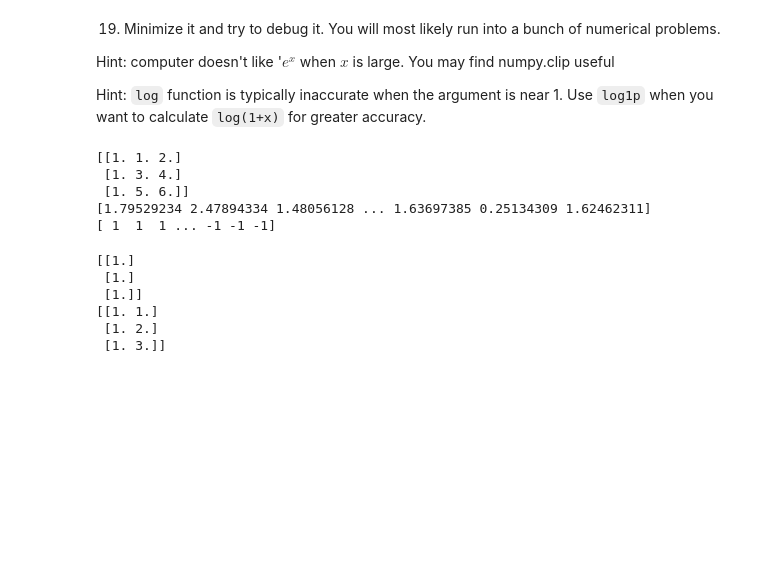
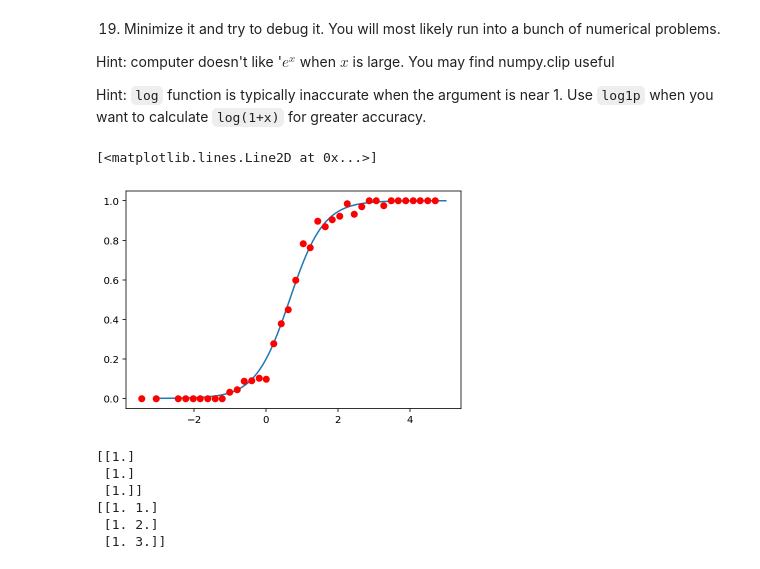
Before and after one commit to muic-pattern-rekt-2018/Exercise02-Logistic-Regression, a Jupyter notebook: Exercise 2 Logistic Regression.ipynb, the cells around one changed output. Drawn from its saved outputs; the diff is of its cells as text; code cells hidden in the pictures; blank space fills up the shorter version.

```diff
--- a/Exercise 2 Logistic Regression.ipynb
+++ b/Exercise 2 Logistic Regression.ipynb
@@ -206,7 +206,7 @@ Hint: computer doesn't like '$e^x$ when $x$ is large. You may find numpy.clip us
 Hint: `log` function is typically inaccurate when the argument is near 1. Use `log1p` when you want to calculate `log(1+x)` for greater accuracy.
 # %%
 from dataclasses import dataclass
-
+from scipy.optimize import minimize
 xs = np.concatenate([xps, xms])
 ys = np.concatenate([[1]*len(xps), [-1]*len(xms)])
 
@@ -219,25 +219,39 @@ def pad(xs: np.ndarray) -> np.ndarray:
     b = b[np.newaxis].T
     return np.hstack([b, a])
 
-print(pad(np.array([[1,2],[3,4],[5,6]])))
 
-
-print(xs)
-print(ys)
 
 
 @dataclass
 class LogisticRegression:
-    w: np.ndarray
+    w: np.ndarray = None
 
-    def train():
-        pass
+    def train(self, ys: np.ndarray, unpadded_xs: np.ndarray):
+        padded_xs = pad(unpadded_xs)
+        def cost(w):
+            return -1*np.sum(np.log(expit(padded_xs@w*ys)))
+        n_data, n_features = padded_xs.shape
+        result = minimize(cost, [0.]*n_features)
+        self.w = result.x
+
+    def prob(self, unpadded_xs: np.ndarray):
+        padded_xs = pad(unpadded_xs)
+        return expit(padded_xs@self.w)
-# %% [output]
-[[1. 1. 2.]
- [1. 3. 4.]
- [1. 5. 6.]]
-[1.79529234 2.47894334 1.48056128 ... 1.63697385 0.25134309 1.62462311]
-[ 1  1  1 ... -1 -1 -1]
+# %%
+lg = LogisticRegression()
+lg.train(ys, xs)
+xs_prob = np.linspace(-3,5,100)
+prob = lg.prob(np.linspace(-3,5,100))
+plt.plot(xs_prob, prob)
+
+midpoints = (bins[1:] + bins[:-1])/2.0
+prob = [ [m, x1/(x2+x1)] for m, x1, x2 in zip(midpoints, hp, hm) if x1+x2>0 ]
+xs = [x for x,y in prob]
+ys = [y for x,y in prob]
+plt.plot(xs, ys, 'or')
+# %% [output]
+[<matplotlib.lines.Line2D at 0x...>]
+[figure, added]
 # %%
 a = np.array([1,2,3])
 a[np.newaxis].T
```
